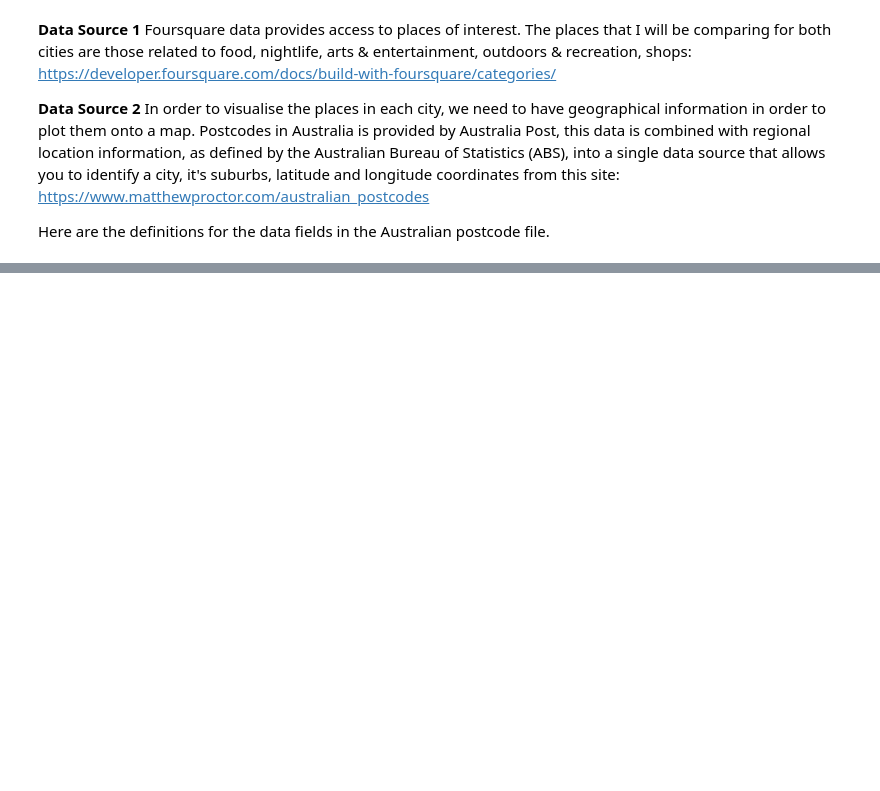
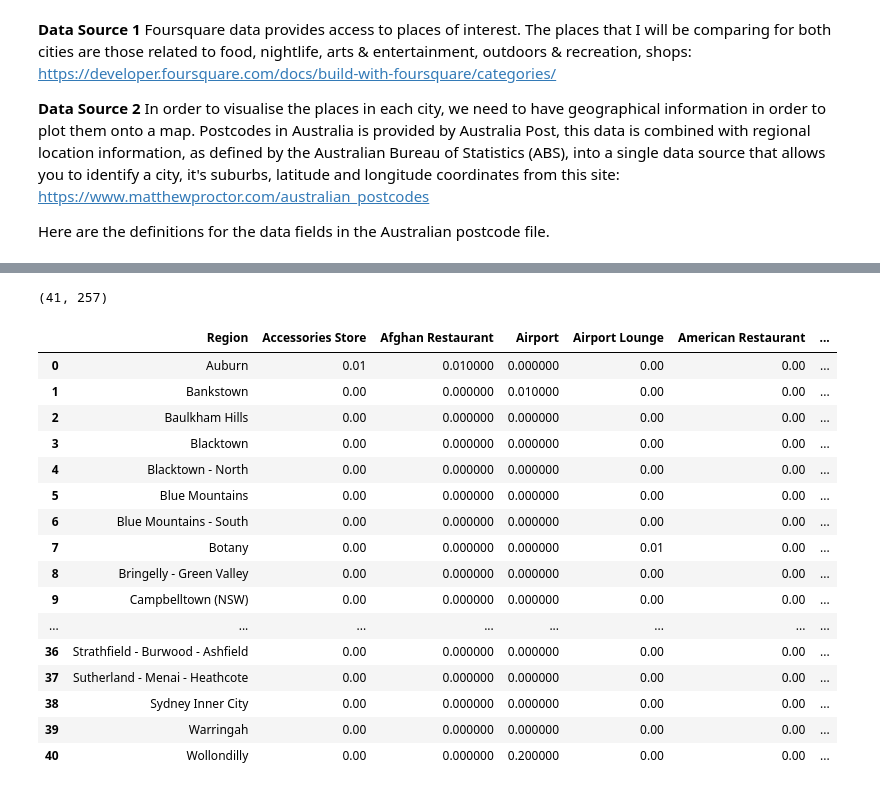
Before and after one commit to janelleamet/Coursera_Capstone, a Jupyter notebook: Capstone Project - Sydney and Melbourne.ipynb, the cells around one changed output, grey strips where cells are left out. Saved outputs shown, nothing was run; the diff lists cells and outputs as text; code cells hidden in the pictures; blank space fills up the shorter version.

```diff
--- a/Capstone Project - Sydney and Melbourne.ipynb
+++ b/Capstone Project - Sydney and Melbourne.ipynb
@@ -38,0 +180,9 @@ df_data_1.shape
+# %%
+# Identify the geographical coordinates of Sydney.
+address = 'Sydney, AU'
+
+geolocator = Nominatim(user_agent="sydney_explorer")
+location = geolocator.geocode(address)
+latitude = location.latitude
+longitude = location.longitude
+print('The geograpical coordinates of Sydney are {}, {}.'.format(latitude, longitude))
@@ -38,0 +211,11 @@ df_data_1.shape
+# %%
+# Define Foursquare Credentials and Version in order to utilise the Foursquare API to explore neighbourhoods and segment them
+CLIENT_ID = 'QPR15YS0C4T35AW243NMTFK13OLFAB3J5DCDCIUF3OHRDTBV' # your Foursquare ID
+CLIENT_SECRET = 'U2XDI4HVCEXKS45VYWMKT4QIOQGXM5P2DCZ30UJ4TRN3AUVR' # your Foursquare Secret
+VERSION = '20180605' # Foursquare API version
+LIMIT = 100 # A default Foursquare API limit value
+radius = 5000
+
+print('Your credentails:')
+print('CLIENT_ID: ' + CLIENT_ID)
+print('CLIENT_SECRET:' + CLIENT_SECRET)
@@ -38,0 +267,6 @@ df_data_1.shape
+# %%
+# Run the above function on each region and create a new dataframe called sydney_venues.
+sydney_venues = getNearbyVenues(names=df_syd_ll['region'],
+                                   latitudes=df_syd_ll['latitude'],
+                                   longitudes=df_syd_ll['longitude']
+                                  )
@@ -38,0 +330,14 @@ df_data_1.shape
+# %%
+# Analyse Each Region
+# one hot encoding
+sydney_onehot = pd.get_dummies(sydney_venues[['Venue Category']], prefix="", prefix_sep="")
+
+# add region column back to dataframe
+sydney_onehot['Region'] = sydney_venues['Region']
+
+# move region column to the first column
+fixed_columns = [sydney_onehot.columns[-1]] + list(sydney_onehot.columns[:-1])
+sydney_onehot = sydney_onehot[fixed_columns]
+
+print(sydney_onehot.shape)
+sydney_onehot.head()
@@ -38,0 +352,24 @@ df_data_1.shape
+# %%
+# Group rows by Region and by taking the mean of the frequency of occurrence of each category
+sydney_grouped = sydney_onehot.groupby('Region').mean().reset_index()
+print(sydney_grouped.shape)
+sydney_grouped
+# %% [output]
+(41, 257)
+|  | Region | Accessories Store | Afghan Restaurant | Airport | Airport Lounge | American Restaurant | ... |
+| 0 | Auburn | 0.01 | 0.010000 | 0.000000 | 0.00 | 0.00 | ... |
+| 1 | Bankstown | 0.00 | 0.000000 | 0.010000 | 0.00 | 0.00 | ... |
+| 2 | Baulkham Hills | 0.00 | 0.000000 | 0.000000 | 0.00 | 0.00 | ... |
+| 3 | Blacktown | 0.00 | 0.000000 | 0.000000 | 0.00 | 0.00 | ... |
+| 4 | Blacktown - North | 0.00 | 0.000000 | 0.000000 | 0.00 | 0.00 | ... |
+| 5 | Blue Mountains | 0.00 | 0.000000 | 0.000000 | 0.00 | 0.00 | ... |
+| 6 | Blue Mountains - South | 0.00 | 0.000000 | 0.000000 | 0.00 | 0.00 | ... |
+| 7 | Botany | 0.00 | 0.000000 | 0.000000 | 0.01 | 0.00 | ... |
+| 8 | Bringelly - Green Valley | 0.00 | 0.000000 | 0.000000 | 0.00 | 0.00 | ... |
+| 9 | Campbelltown (NSW) | 0.00 | 0.000000 | 0.000000 | 0.00 | 0.00 | ... |
+| ... | ... | ... | ... | ... | ... | ... | ... |
+| 36 | Strathfield - Burwood - Ashfield | 0.00 | 0.000000 | 0.000000 | 0.00 | 0.00 | ... |
+| 37 | Sutherland - Menai - Heathcote | 0.00 | 0.000000 | 0.000000 | 0.00 | 0.00 | ... |
+| 38 | Sydney Inner City | 0.00 | 0.000000 | 0.000000 | 0.00 | 0.00 | ... |
+| 39 | Warringah | 0.00 | 0.000000 | 0.000000 | 0.00 | 0.00 | ... |
+| 40 | Wollondilly | 0.00 | 0.000000 | 0.200000 | 0.00 | 0.00 | ... |
```
Also changed, not shown: parts of 38 cells of this notebook.
